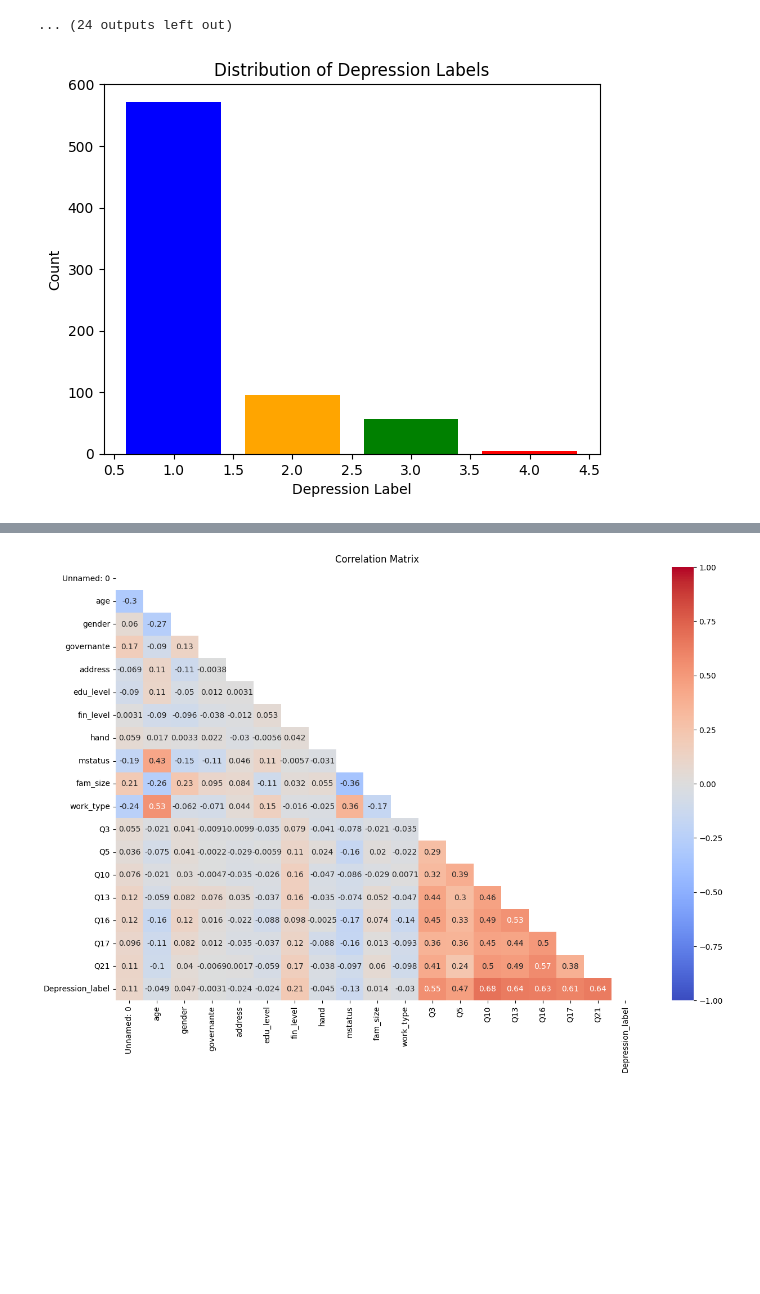
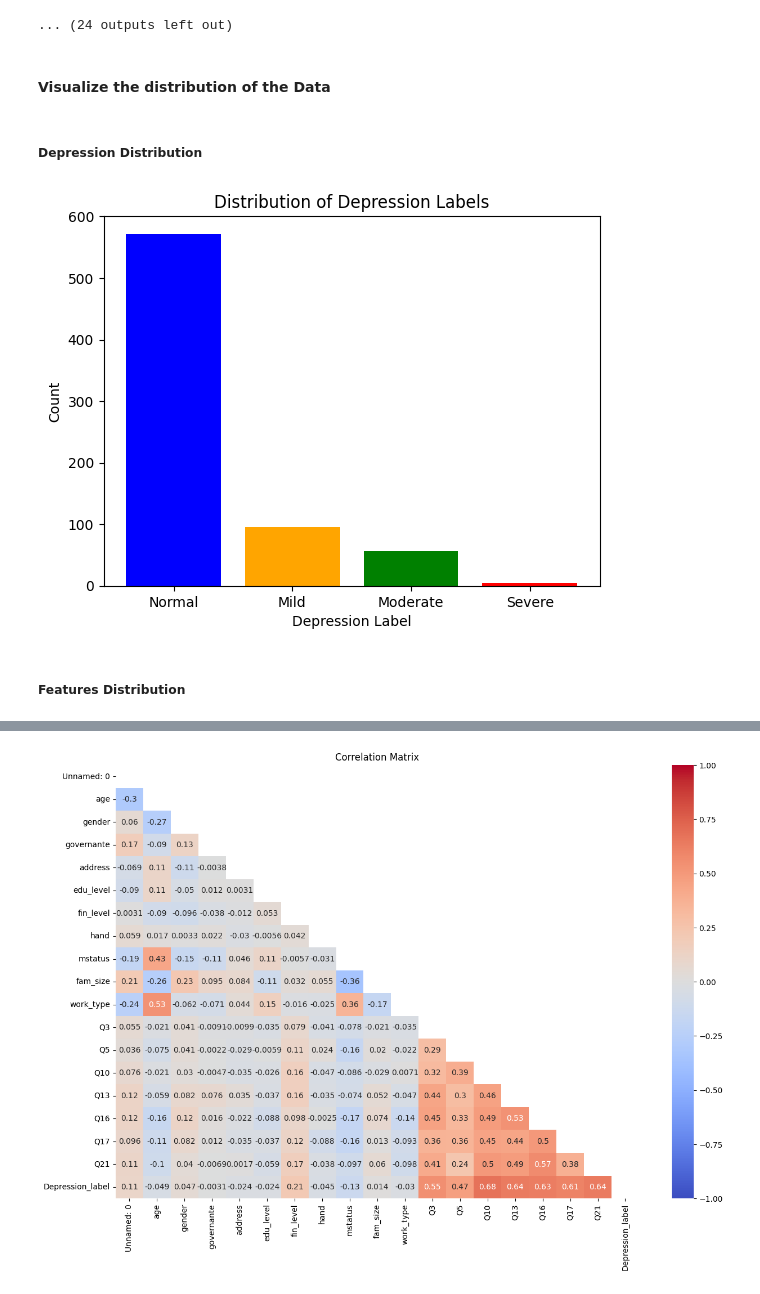
Before and after one commit to obadaDeg/ML_Depression-Classification, a Jupyter notebook: deprission_classification.ipynb, the cells around one changed output, grey strips where cells are left out. Drawn from its saved outputs; the diff is of its cells as text; code cells hidden in the pictures; blank space fills up the shorter version.

```diff
--- a/deprission_classification.ipynb
+++ b/deprission_classification.ipynb
@@ -166,14 +180,21 @@ Counts for fin_level:
 | 4 | 10 |
 | 5 | 6 |
 ... (24 outputs left out)
+# %% [markdown]
+#### Visualize the distribution of the Data
+# %% [markdown]
+##### Depression Distribution
 # %%
 # Visualize the distribution of the target variable
 plt.bar(
     label_counts.index, label_counts.values, color=["blue", "orange", "green", "red"]
 )
+plt.xticks(label_counts.index, ["Normal", "Mild", "Moderate", "Severe"])
 plt.title("Distribution of Depression Labels")
 plt.xlabel("Depression Label")
 plt.ylabel("Count")
 plt.show()
 # %% [output]
-[figure, old version]
+[figure, new version]
+# %% [markdown]
+##### Features Distribution
```
Also changed, not shown: parts of 46 cells of this notebook.
